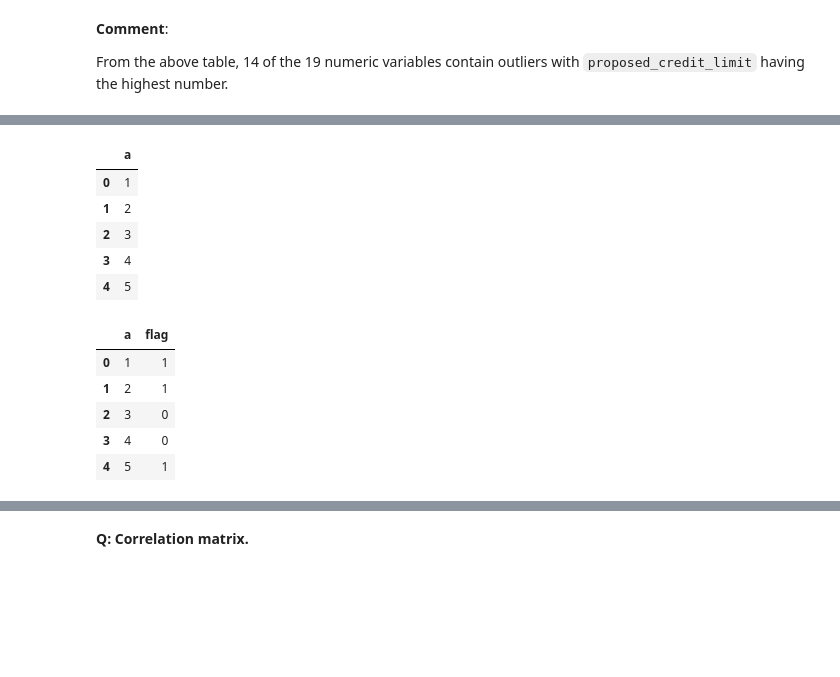
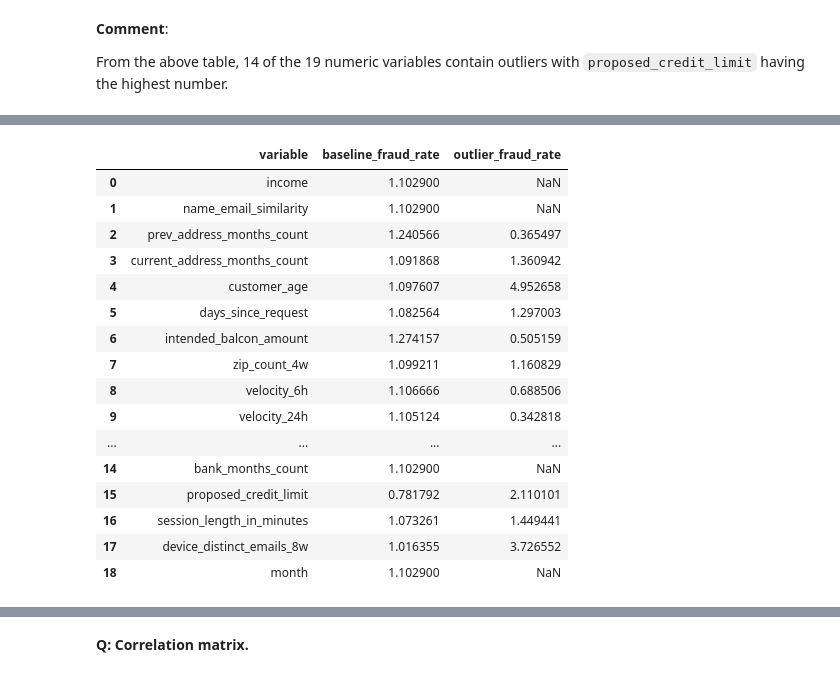
Before and after one commit to mrlizhaozhi/fraud-detection-data-analytics-and-modelling, a Jupyter notebook: BAF-Fraud-Detection-Models.ipynb, the cells around one changed output, grey strips where cells are left out. Drawn from its saved outputs; the diff is of its cells as text; code cells hidden in the pictures; blank space fills up the shorter version.

```diff
--- a/BAF-Fraud-Detection-Models.ipynb
+++ b/BAF-Fraud-Detection-Models.ipynb
@@ -715,9 +748,10 @@ From the above table, 14 of the 19 numeric variables contain outliers with `prop
 # %%
-# add outlier labels
-for variable in numeric_variables:
+# define a function to calculate the fraud rate of outliers.
+
+def outlier_fraud_rate(data, variable):
     # calculate the first and third quartiles.
-    q1 = base_numeric_subset[variable].quantile(.25)
-    q3 = base_numeric_subset[variable].quantile(.75)
+    q1 = data[variable].quantile(.25)
+    q3 = data[variable].quantile(.75)
 
     # calculate the interquartile range: third - first
     iqr = q3 - q1
@@ -727,8 +761,10 @@ for variable in numeric_variables:
     upper = q3 + 1.5 * iqr
 
     # label the variables and calculate fraud rate
-    base_numeric_subset['outlier'] = ((base_numeric_subset[variable] < lower) | (base_numeric_subset[variable] > upper)).astype(int)
-    fraud_rate = base_numeric_subset.groupby('outlier')['fraud_bool'].mean().reset_index()
+    outlier_mask = (data[variable] < lower) | (data[variable] > upper)
+
+    outlier_y_fraud_rate = data.loc[outlier_mask, 'fraud_bool'].mean() * 100
+    outlier_n_fraud_rate = data.loc[~outlier_mask, 'fraud_bool'].mean() * 100
 
     # output results in dictionary format
-    print(variable, '\n', fraud_rate)
+    return {'variable': variable, 'baseline_fraud_rate': outlier_n_fraud_rate, 'outlier_fraud_rate':outlier_y_fraud_rate}
@@ -842,20 +771,28 @@ bank_branch_count_8w
-# %%
-df = pd.DataFrame({'a': [1,2,3,4,5]})
-df
-# %% [output]
-|  | a |
-| 0 | 1 |
-| 1 | 2 |
-| 2 | 3 |
-| 3 | 4 |
-| 4 | 5 |
-# %%
-df['flag'] = ((df['a'] < 3) | (df['a'] > 4)).astype(int)
-df
-# %% [output]
-|  | a | flag |
-| 0 | 1 | 1 |
-| 1 | 2 | 1 |
-| 2 | 3 | 0 |
-| 3 | 4 | 0 |
-| 4 | 5 | 1 |
+# %%
+# run the function to calculate outlier fraud rate
+outlier_fraud_rate_collection = []
+
+for variable in numeric_variables:
+    result = outlier_fraud_rate(base_numeric_subset, variable)
+    outlier_fraud_rate_collection.append(result)
+
+outlier_fraud_rate_table = pd.DataFrame(outlier_fraud_rate_collection)
+outlier_fraud_rate_table
+# %% [output]
+|  | variable | baseline_fraud_rate | outlier_fraud_rate |
+| 0 | income | 1.102900 | NaN |
+| 1 | name_email_similarity | 1.102900 | NaN |
+| 2 | prev_address_months_count | 1.240566 | 0.365497 |
+| 3 | current_address_months_count | 1.091868 | 1.360942 |
+| 4 | customer_age | 1.097607 | 4.952658 |
+| 5 | days_since_request | 1.082564 | 1.297003 |
+| 6 | intended_balcon_amount | 1.274157 | 0.505159 |
+| 7 | zip_count_4w | 1.099211 | 1.160829 |
+| 8 | velocity_6h | 1.106666 | 0.688506 |
+| 9 | velocity_24h | 1.105124 | 0.342818 |
+| ... | ... | ... | ... |
+| 14 | bank_months_count | 1.102900 | NaN |
+| 15 | proposed_credit_limit | 0.781792 | 2.110101 |
+| 16 | session_length_in_minutes | 1.073261 | 1.449441 |
+| 17 | device_distinct_emails_8w | 1.016355 | 3.726552 |
+| 18 | month | 1.102900 | NaN |
```
Also changed, not shown: parts of 11 cells of this notebook.
